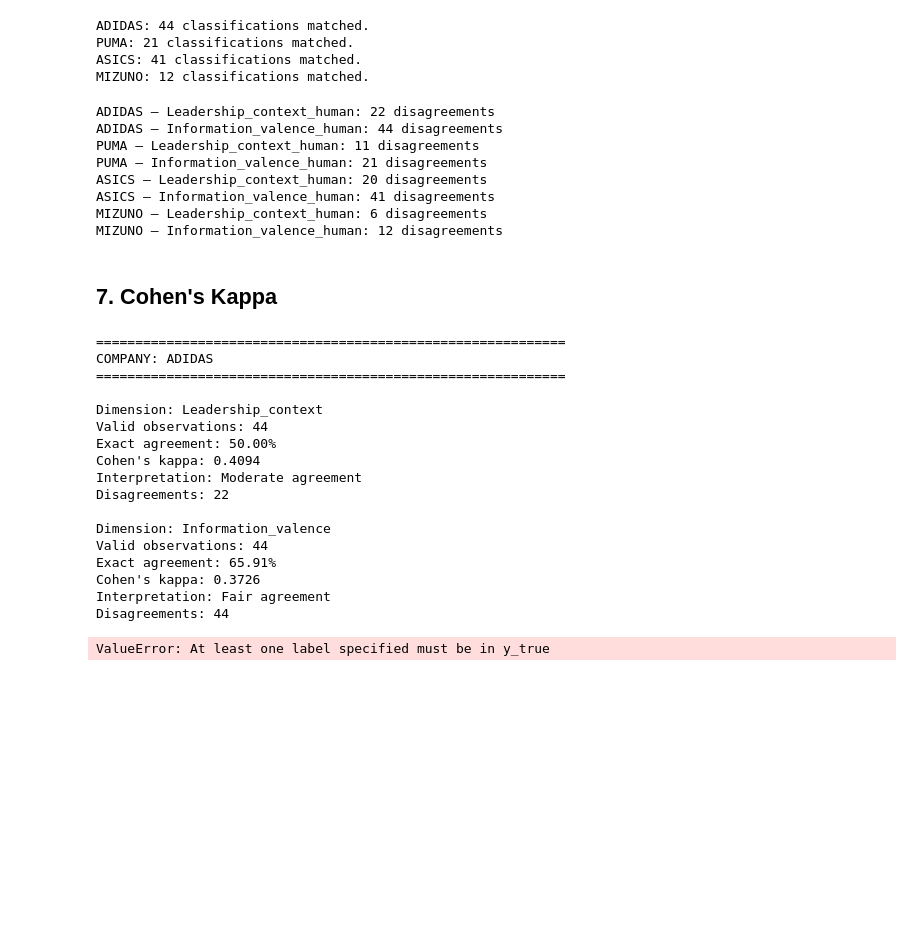
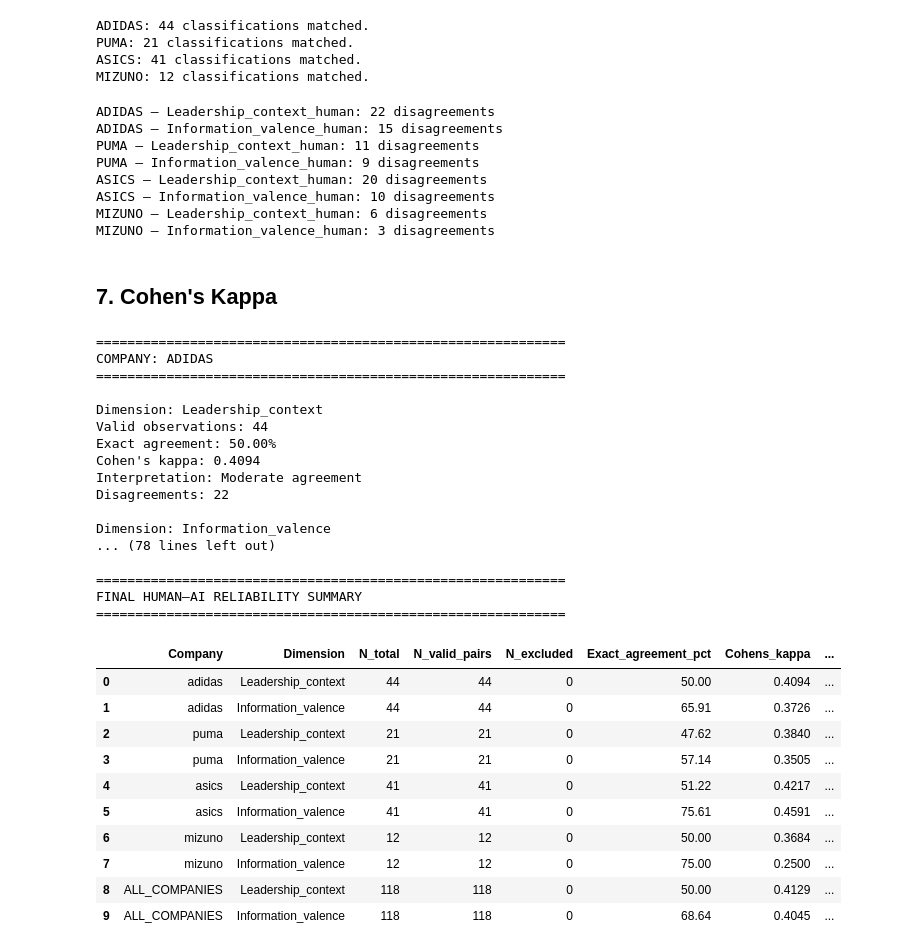
Before and after one commit to sawiDR/CEOCommunication, a Jupyter notebook: notebook/04_extension_intercoder_reliability.ipynb, the cells around one changed output. Drawn from its saved outputs; the diff is of its cells as text; code cells hidden in the pictures; blank space fills up the shorter version.

```diff
--- a/notebook/04_extension_intercoder_reliability.ipynb
+++ b/notebook/04_extension_intercoder_reliability.ipynb
@@ -16,10 +16,10 @@ SAMPLE_FRACTION = 0.20 # Determines the proportion of records to sample from eac
 
 # Input files
 files = {
-    "adidas": "../data/input/preparation/adidas.xlsx",
-    "puma": "../data/input/preparation/puma.xlsx",
-    "asics": "../data/input/preparation/asics.xlsx",
-    "mizuno": "../data/input/preparation/mizuno.xlsx",
+    "adidas": "../data/input/preparation/adidas_pre.xlsx",
+    "puma": "../data/input/preparation/puma_pre.xlsx",
+    "asics": "../data/input/preparation/asics_pre.xlsx",
+    "mizuno": "../data/input/preparation/mizuno_pre.xlsx",
 }
 
 # Required columns
@@ -448,13 +448,13 @@ for company, comparison in comparisons_by_company.items():
         )
 # %% [output]
 ADIDAS — Leadership_context_human: 22 disagreements
-ADIDAS — Information_valence_human: 44 disagreements
+ADIDAS — Information_valence_human: 15 disagreements
 PUMA — Leadership_context_human: 11 disagreements
-PUMA — Information_valence_human: 21 disagreements
+PUMA — Information_valence_human: 9 disagreements
 ASICS — Leadership_context_human: 20 disagreements
-ASICS — Information_valence_human: 41 disagreements
+ASICS — Information_valence_human: 10 disagreements
 MIZUNO — Leadership_context_human: 6 disagreements
-MIZUNO — Information_valence_human: 12 disagreements
+MIZUNO — Information_valence_human: 3 disagreements
 # %% [markdown]
 ## 7. Cohen's Kappa
 # %%
@@ -790,7 +790,7 @@ reliability_summary = pd.DataFrame(
 )
 
 reliability_summary.to_excel(
-    output_dir_ai / "human_ai_reliability_summary.xlsx",
+    output_dir_ai_report / "summary_human_ai_reliability.xlsx",
     index=False
 )
 
@@ -798,37 +798,47 @@ reliability_summary.to_excel(
 # Save descriptive analysis
 
 analysis_text = "\n".join(analysis_lines)
 
-(output_dir_ai / "reliability_analysis.txt").write_text(
+(output_dir_ai_report / "summary_reliability_analysis.txt").write_text(
     analysis_text,
     encoding="utf-8"
 )
 
 
 # Display results
 
 print("\n")
 print("=" * 60)
 print("FINAL HUMAN–AI RELIABILITY SUMMARY")
 print("=" * 60)
 
 display(reliability_summary)
 # %% [output]
 ============================================================
 COMPANY: ADIDAS
 ============================================================
 
 Dimension: Leadership_context
 Valid observations: 44
 Exact agreement: 50.00%
 Cohen's kappa: 0.4094
 Interpretation: Moderate agreement
 Disagreements: 22
 
 Dimension: Information_valence
-Valid observations: 44
-Exact agreement: 65.91%
-Cohen's kappa: 0.3726
-Interpretation: Fair agreement
-Disagreements: 44
+... (78 lines left out)
+
+============================================================
+FINAL HUMAN–AI RELIABILITY SUMMARY
+============================================================
-ValueError: At least one label specified must be in y_true
+|  | Company | Dimension | N_total | N_valid_pairs | N_excluded | Exact_agreement_pct | Cohens_kappa | ... |
+| 0 | adidas | Leadership_context | 44 | 44 | 0 | 50.00 | 0.4094 | ... |
+| 1 | adidas | Information_valence | 44 | 44 | 0 | 65.91 | 0.3726 | ... |
+| 2 | puma | Leadership_context | 21 | 21 | 0 | 47.62 | 0.3840 | ... |
+| 3 | puma | Information_valence | 21 | 21 | 0 | 57.14 | 0.3505 | ... |
+| 4 | asics | Leadership_context | 41 | 41 | 0 | 51.22 | 0.4217 | ... |
+| 5 | asics | Information_valence | 41 | 41 | 0 | 75.61 | 0.4591 | ... |
+| 6 | mizuno | Leadership_context | 12 | 12 | 0 | 50.00 | 0.3684 | ... |
+| 7 | mizuno | Information_valence | 12 | 12 | 0 | 75.00 | 0.2500 | ... |
+| 8 | ALL_COMPANIES | Leadership_context | 118 | 118 | 0 | 50.00 | 0.4129 | ... |
+| 9 | ALL_COMPANIES | Information_valence | 118 | 118 | 0 | 68.64 | 0.4045 | ... |
```
Also changed, not shown: parts of 1 cell of this notebook, 47 other files.
